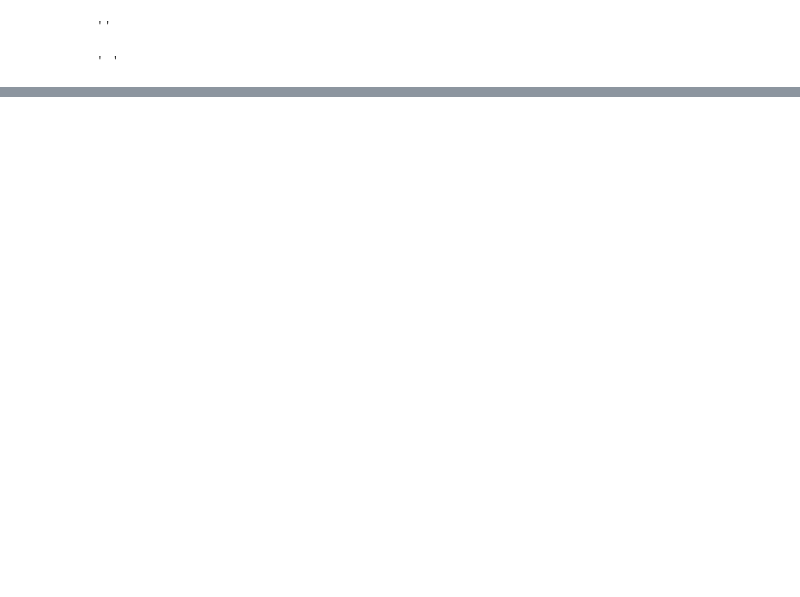
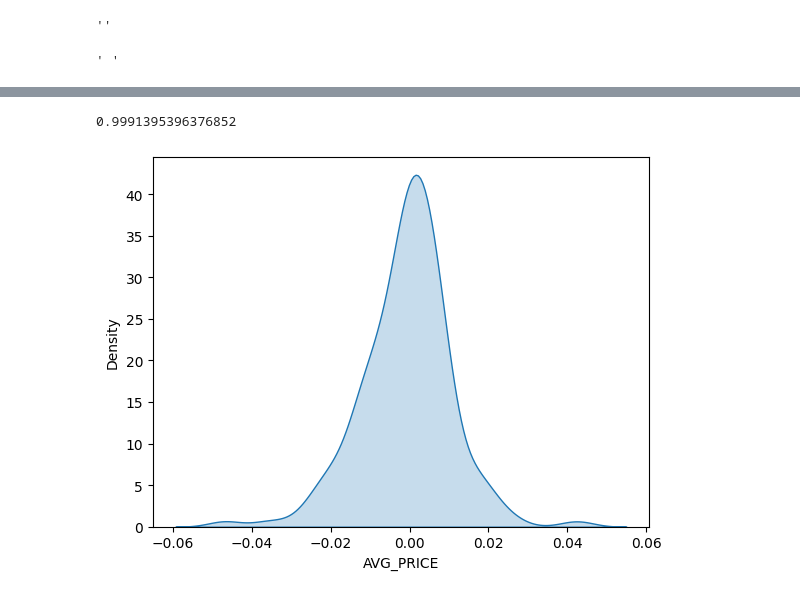
Before and after one commit to AysNyl/data-version-control-testing, a Jupyter notebook: notebooks/bhav-data-gen.ipynb, the cells around one changed output, grey strips where cells are left out. Drawn from its saved outputs; the diff is of its cells as text; code cells hidden in the pictures; blank space fills up the shorter version.

```diff
--- a/notebooks/bhav-data-gen.ipynb
+++ b/notebooks/bhav-data-gen.ipynb
@@ -269,0 +333,9 @@ bd24['SYMBOL']
+# %%
+tse = tata['AVG_PRICE'].copy()
+# %%
+sns.kdeplot(np.log(tse.shift(1) / tse), fill=True)
+# sns.kdeplot(tse)
+print((tse.shift(1) / tse).mean())
+# %% [output]
+0.9991395396376852
+[figure, added]
```
Also changed, not shown: parts of 39 cells of this notebook, 4 other files.
